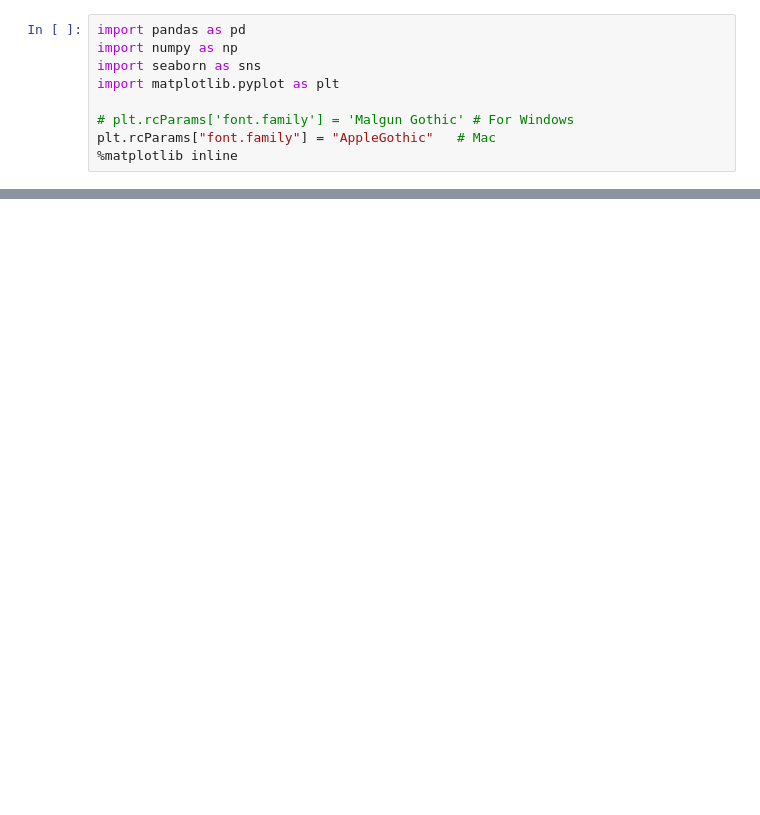
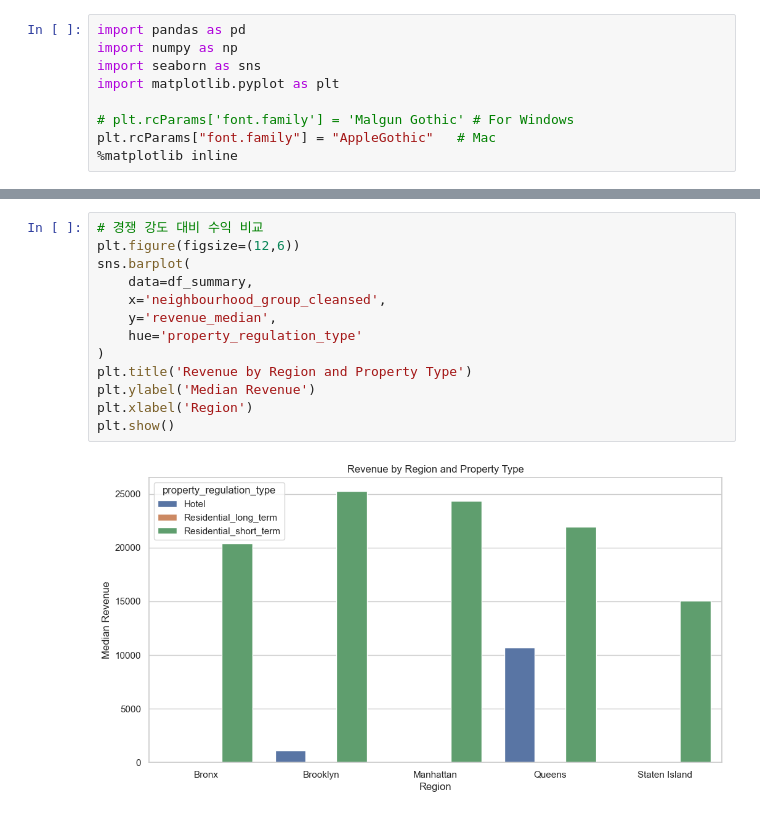
Before and after one commit to motimit/second_project, a Jupyter notebook: Sohui_EDA/EDA.ipynb, the cells around one changed output, grey strips where cells are left out. Saved outputs shown, nothing was run; the diff lists cells and outputs as text; blank space fills up the shorter version.

```diff
--- a/Sohui_EDA/EDA.ipynb
+++ b/Sohui_EDA/EDA.ipynb
@@ -68,0 +150,15 @@ Name: count, dtype: int64
+# %%
+# 경쟁 강도 대비 수익 비교
+plt.figure(figsize=(12,6))
+sns.barplot(
+    data=df_summary,
+    x='neighbourhood_group_cleansed',
+    y='revenue_median',
+    hue='property_regulation_type'
+)
+plt.title('Revenue by Region and Property Type')
+plt.ylabel('Median Revenue')
+plt.xlabel('Region')
+plt.show()
+# %% [output]
+[figure, added]
```
Also changed, not shown: parts of 22 cells of this notebook, 1 other file.
